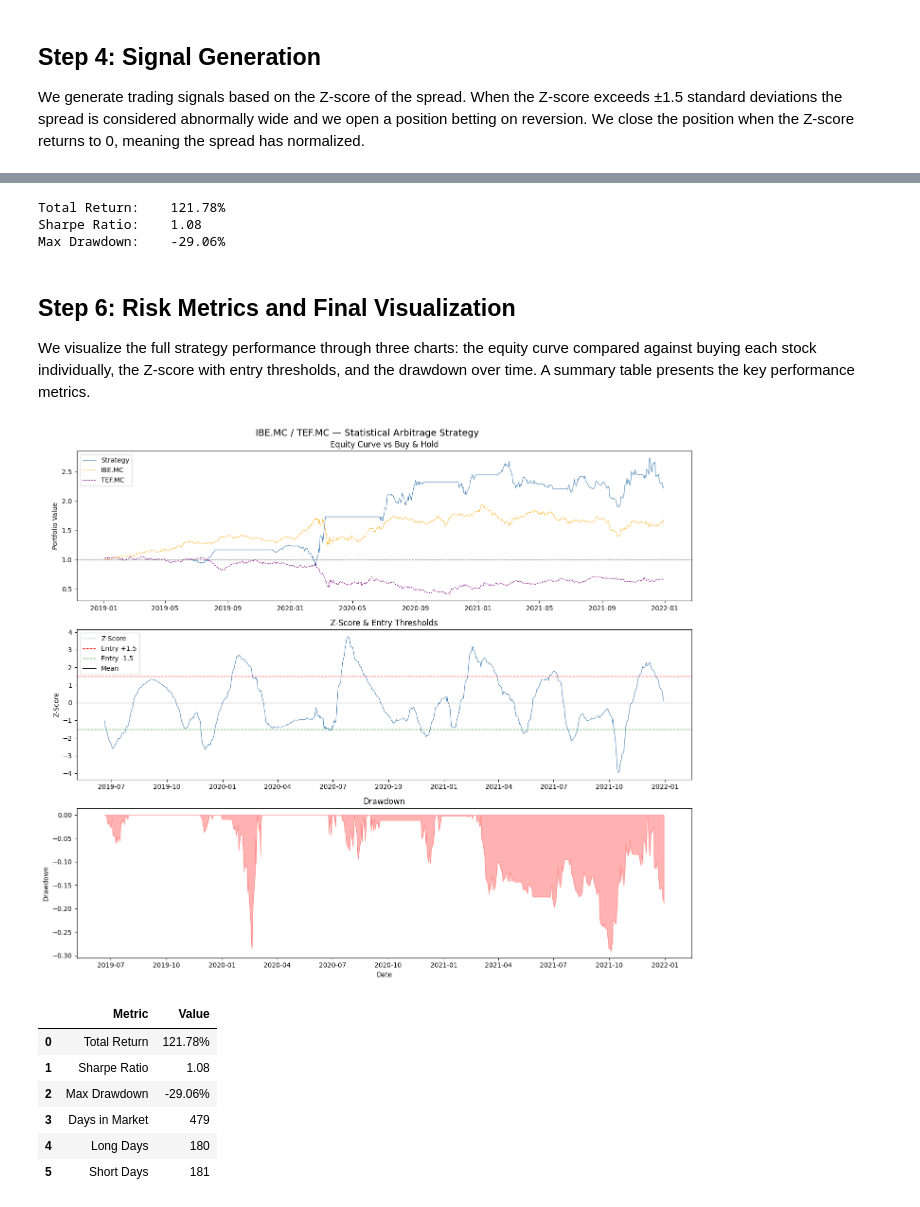
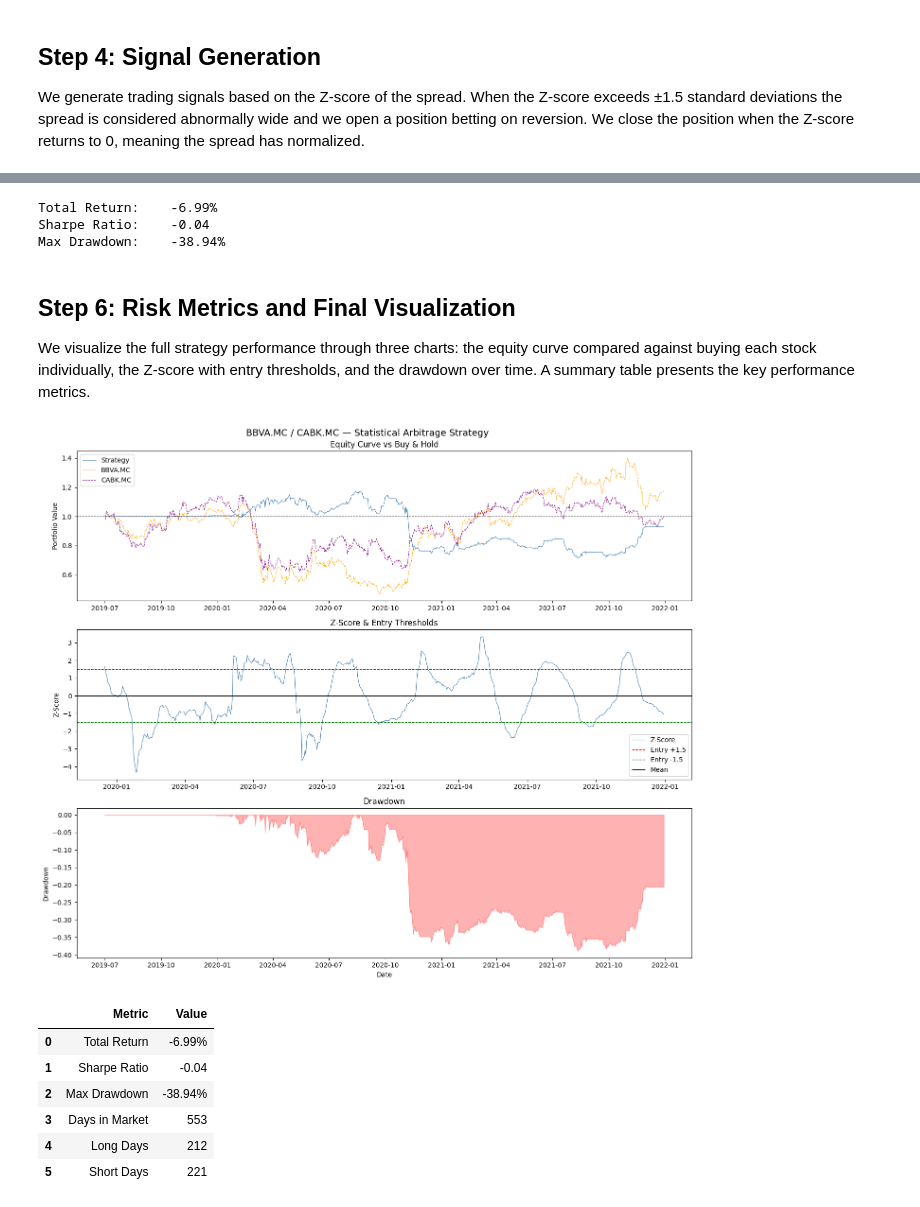
Before and after one commit to jorgedurbaan/ibex35-statistical-arbitrage, a Jupyter notebook: ibex35_statistical_arbitrage.ipynb, the cells around one changed output, grey strips where cells are left out. Drawn from its saved outputs; the diff is of its cells as text; code cells hidden in the pictures.

Commit message:
New notebook
Add corrected pairs trading pipeline

```diff
--- a/ibex35_statistical_arbitrage.ipynb
+++ b/ibex35_statistical_arbitrage.ipynb
@@ -37,18 +45,18 @@ def download_prices(tickers: list, start: str, end: str) -> pd.DataFrame:
     clean = clean.ffill().dropna()
 
     print(f"Downloaded {clean.shape[1]} tickers | {clean.shape[0]} trading days")
-    print(f"Date range: {clean.index[0].date()} → {clean.index[-1].date()}")
+    print(f"Date range: {clean.index[0].date()} -> {clean.index[-1].date()}")
 
     return clean
 
 
-prices = download_prices(
-    tickers=IBEX35_TICKERS,
-    start="2019-01-01",
-    end="2021-12-31"
-)
+# CORRECTION (look-ahead): two separate periods.
+# Formation = used ONLY to choose the pair. Trading = used ONLY for the backtest.
+print("Formation period:")
+prices_formation = download_prices(IBEX35_TICKERS, start="2010-01-01", end="2019-06-30")
 
-prices.to_csv("ibex35_prices.csv")
-print("\nSaved to ibex35_prices.csv")
+print("\nTrading period:")
+prices = download_prices(IBEX35_TICKERS, start="2019-07-01", end="2021-12-31")
+
 print(prices.tail())
 # %% [output]
@@ -113,6 +148,6 @@ adjusting for the hedge ratio) and convert it into a Z-score to standardize the
 # %%
-ticker_a = "IBE.MC"
-ticker_b = "TEF.MC"
+ticker_a = "BBVA.MC"
+ticker_b = "CABK.MC"
 window = 60
 
 def calculate_spread(prices, ticker_a, ticker_b, window):
@@ -125,10 +160,15 @@ def calculate_spread(prices, ticker_a, ticker_b, window):
 
     hedge_ratio = results.params[ticker_b]
 
+    # CORRECTION (look-ahead): lag the hedge ratio one day. The ratio at t is fitted
+    # on a window ending at t, so trading on it at t would use same-day information.
+    hedge_ratio = hedge_ratio.shift(1)
+
     spread = series_a - hedge_ratio * series_b
 
-    roll_mean = spread.rolling(window).mean()
-    roll_std = spread.rolling(window).std()
+    # CORRECTION (look-ahead): lag the rolling stats too, same reason.
+    roll_mean = spread.rolling(window).mean().shift(1)
+    roll_std = spread.rolling(window).std().shift(1)
     zscore = (spread - roll_mean) / roll_std
 
     return spread, zscore, hedge_ratio
@@ -205,19 +252,27 @@ def backtest(prices, signals, ticker_a, ticker_b, hedge_ratio):
     returns_a = prices[ticker_a].pct_change()
     returns_b = prices[ticker_b].pct_change()
 
+    # CORRECTION (sizing): normalise weights so gross exposure = 1.
+    # Without this, a hedge ratio of e.g. 3 means the short leg is 3x the long leg,
+    # and a shock day can push the daily return below -100% (impossible).
+    w = 1.0 / (1.0 + hedge_ratio.abs())
+
     # shift(1) avoids lookahead bias, we trade on yesterday's signal
-    gross_returns = signals.shift(1) * (returns_a - hedge_ratio * returns_b)
+    gross_returns = signals.shift(1) * (w * returns_a - (hedge_ratio * w) * returns_b)
 
     slippage = 0.0005
     ftt = 0.002
 
     trade_days = signals.diff().fillna(0) != 0
 
-    total_cost = (slippage + ftt) * trade_days
+    # CORRECTION (costs): slippage now on BOTH legs (a pair trade moves two stocks).
+    # The FTT stays charged once, on the purchased leg — that was already correct,
+    # since the Spanish FTT taxes only purchases of Spanish shares.
+    total_cost = (2 * slippage + ftt) * trade_days
 
     net_returns = gross_returns - total_cost
 
-    cumulative = (1 + net_returns).cumprod()
+    cumulative = (1 + net_returns.fillna(0)).cumprod()
 
     # Annualize Sharpe by multiplying by sqrt(252 trading days)
     sharpe = (net_returns.mean() / net_returns.std()) * (252 ** 0.5)
@@ -232,9 +287,9 @@ def backtest(prices, signals, ticker_a, ticker_b, hedge_ratio):
 
 net_returns, cumulative = backtest(prices, signals, ticker_a, ticker_b, hedge_ratio)
 # %% [output]
-Total Return:    121.78%
-Sharpe Ratio:    1.08
-Max Drawdown:    -29.06%
+Total Return:    -6.99%
+Sharpe Ratio:    -0.04
+Max Drawdown:    -38.94%
 # %% [markdown]
 ## Step 6: Risk Metrics and Final Visualization
 We visualize the full strategy performance through three charts: the equity curve
@@ -262,39 +317,39 @@ axes[1].axhline(-1.5, color="green", linestyle="--", linewidth=1, label="Entry -
 axes[1].axhline(0.0, color="black", linestyle="-", linewidth=0.8, label="Mean")
 axes[1].set_title("Z-Score & Entry Thresholds")
 axes[1].set_ylabel("Z-Score")
 axes[1].legend()
 
 # Plot 3 (Drawdown)
 drawdown = (cumulative / cumulative.cummax() - 1)
 axes[2].fill_between(drawdown.index, drawdown, 0, color="red", alpha=0.3)
 axes[2].set_title("Drawdown")
 axes[2].set_ylabel("Drawdown")
 axes[2].set_xlabel("Date")
 
-plt.suptitle("IBE.MC / TEF.MC — Statistical Arbitrage Strategy", fontsize=14)
+plt.suptitle("BBVA.MC / CABK.MC — Statistical Arbitrage Strategy", fontsize=14)
 plt.tight_layout()
 plt.show()
 
 # Table
 summary = pd.DataFrame({
     "Metric": ["Total Return", "Sharpe Ratio", "Max Drawdown", "Days in Market", "Long Days", "Short Days"],
     "Value": [
         f"{(cumulative.iloc[-1] - 1):.2%}",
         f"{(net_returns.mean() / net_returns.std()) * (252 ** 0.5):.2f}",
         f"{(cumulative / cumulative.cummax() - 1).min():.2%}",
         f"{(signals != 0).sum()}",
         f"{(signals == 1).sum()}",
         f"{(signals == -1).sum()}"
     ]
 })
 
 summary
 # %% [output]
-[figure, old version]
+[figure, new version]
 |  | Metric | Value |
-| 0 | Total Return | 121.78% |
-| 1 | Sharpe Ratio | 1.08 |
-| 2 | Max Drawdown | -29.06% |
-| 3 | Days in Market | 479 |
-| 4 | Long Days | 180 |
-| 5 | Short Days | 181 |
+| 0 | Total Return | -6.99% |
+| 1 | Sharpe Ratio | -0.04 |
+| 2 | Max Drawdown | -38.94% |
+| 3 | Days in Market | 553 |
+| 4 | Long Days | 212 |
+| 5 | Short Days | 221 |
```
Also changed, not shown: parts of 9 cells of this notebook.
